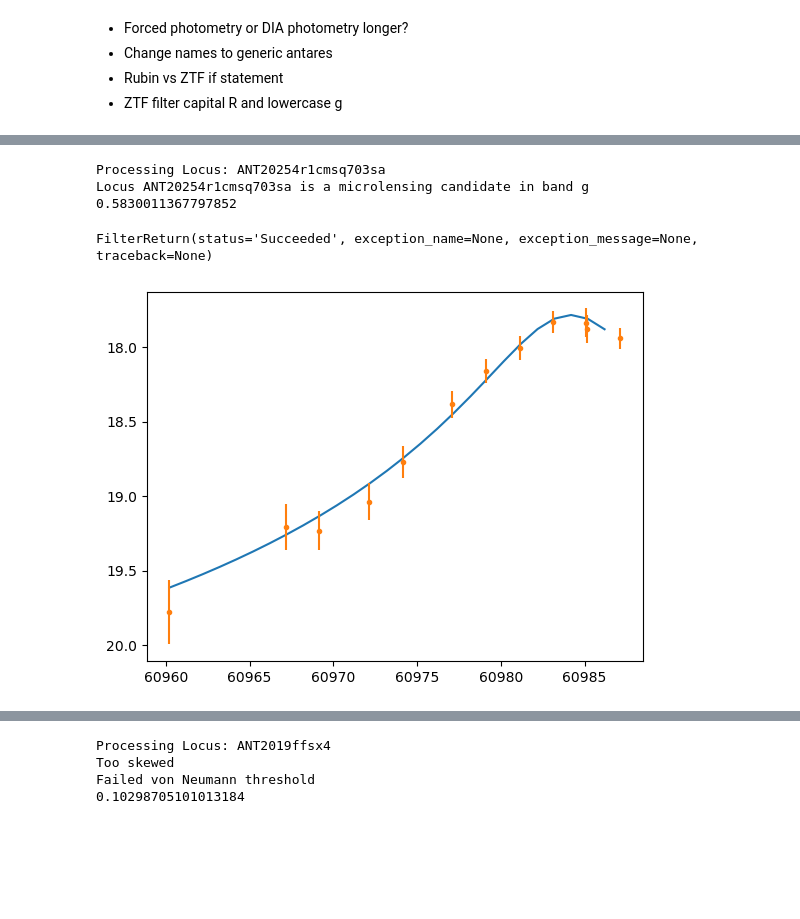
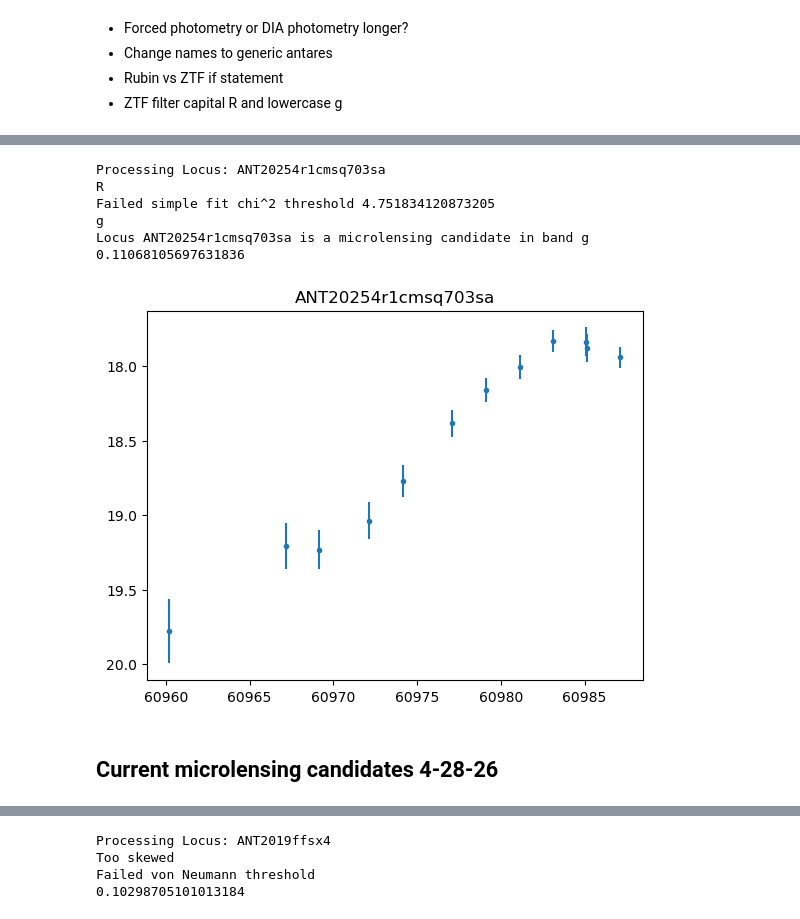
Before and after one commit to LSST-TVSSC/microlensing, a Jupyter notebook: antares_filter/microlensing_filter.ipynb, the cells around one changed output, grey strips where cells are left out. Cells and saved outputs as stored; diff of their text form; code cells hidden in the pictures; blank space fills up the shorter version.

Commit message:
improved filter to include extragalactic filter in known variables, measure ptp mag with errors, check periodogram in g, and add microlensing features to locus properties

```diff
--- a/antares_filter/microlensing_filter.ipynb
+++ b/antares_filter/microlensing_filter.ipynb
@@ -562,6 +602,7 @@ def plot_lightcurve(locus, include_microlensing = True):
 
     plt.errorbar(times, mags, yerr=mags_err, marker = '.', linestyle = 'None')
     plt.gca().invert_yaxis()
+    plt.title(locus.id)
     plt.show()
 
     return
@@ -582,18 +618,0 @@ microlens_filter = microlensing() #antares_microlensing_filter.
-# %%
-# Execute the microlensing filter on the locus
-import time
-t0 = time.time()
-report = microlens_filter.run(locus=dk_locus)#"ANT2023wuk92lk9fz76")
-print(time.time() -t0)
-# %% [output]
-Processing Locus: ANT20254r1cmsq703sa
-Locus ANT20254r1cmsq703sa is a microlensing candidate in band g
-0.5830011367797852
-# %%
-report
-# %% [output]
-FilterReturn(status='Succeeded', exception_name=None, exception_message=None, traceback=None)
-# %%
-plot_lightcurve(dk_locus)
-# %% [output]
-[figure, removed]
@@ -599,0 +621,19 @@ plot_lightcurve(dk_locus)
+# %%
+# Execute the microlensing filter on the locus
+import time
+t0 = time.time()
+report = microlens_filter.run(locus=dk_locus)#"ANT2023wuk92lk9fz76")
+print(time.time() -t0)
+# %% [output]
+Processing Locus: ANT20254r1cmsq703sa
+R
+Failed simple fit chi^2 threshold 4.751834120873205
+g
+Locus ANT20254r1cmsq703sa is a microlensing candidate in band g
+0.11068105697631836
+# %%
+plot_lightcurve(dk_locus, include_microlensing = False)
+# %% [output]
+[figure, added]
+# %% [markdown]
+## Current microlensing candidates 4-28-26
```
Also changed, not shown: parts of 10 cells of this notebook, 1 other file.
